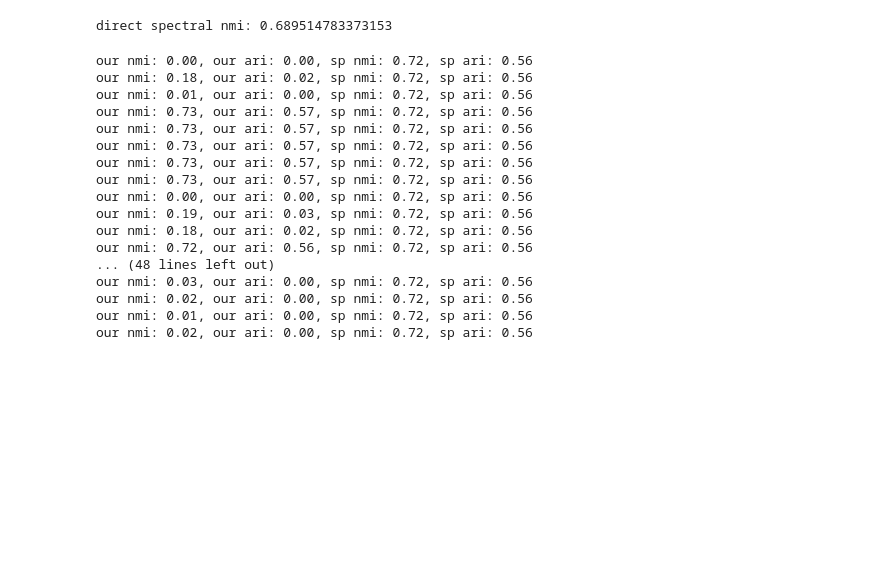
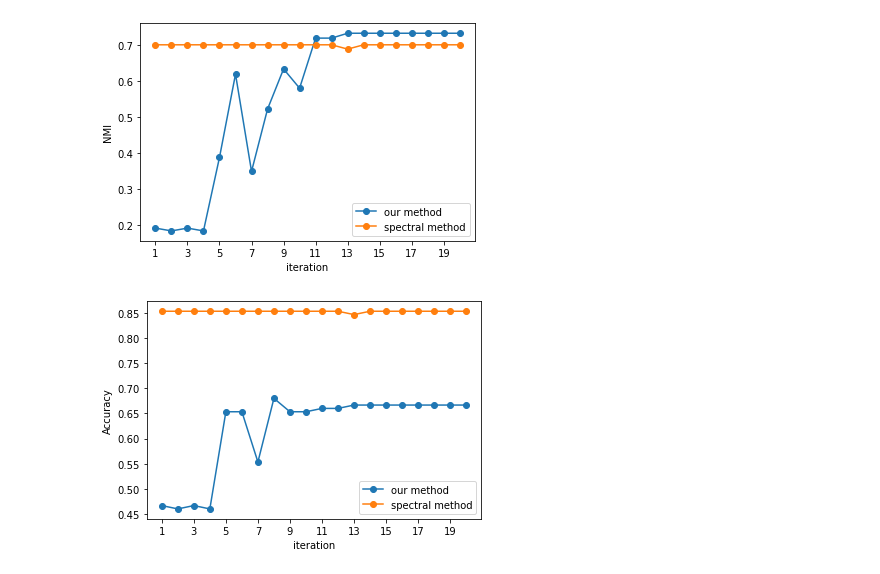
Before and after one commit to sahelyiyi/LocClustNLasso, a Jupyter notebook: amir/main.ipynb, the cells around one changed output. Drawn from its saved outputs; the diff is of its cells as text; code cells hidden in the pictures; blank space fills up the shorter version.

```diff
--- a/amir/main.ipynb
+++ b/amir/main.ipynb
@@ -11,13 +133,7 @@ from sklearn.cluster import SpectralClustering
 # %%
 X, y = datasets.load_iris(return_X_y=True)
 X, y = shuffle(X, y, random_state=0)
-n_clusters = len(set(y))
-
-X = X - X.mean(0)
-X = X / X.std(0)
+run_and_plot_iterations(X, y)
+# %% [output]
+[figure, added]
+[figure, added]
-# %%
-sp = SpectralClustering(n_clusters=n_clusters, random_state=0)
-y_sp = sp.fit_predict(X)
-print('direct spectral nmi:', normalized_mutual_info_score(y, y_sp))
-# %% [output]
-direct spectral nmi: 0.689514783373153
@@ -32,29 +139,0 @@ for alpha, lambda_lasso in itertools.product(alphas, lambda_lassos):
-# %%
-for met in metrics:
-    our_nmi = normalized_mutual_info_score(y, met['our_labels'])
-    our_acc = accuracy(y, met['our_labels'])
-    our_ari = adjusted_rand_score(y, met['our_labels'])
-
-    sp_nmi = normalized_mutual_info_score(y, met['spectral_labels'])
-    sp_acc = accuracy(y, met['spectral_labels'])
-    sp_ari = adjusted_rand_score(y, met['spectral_labels'])
-
-    print(f'our nmi: {our_nmi:.2f}, our ari: {our_ari:.2f}, sp nmi: {sp_nmi:.2f}, sp ari: {sp_ari:.2f}')
-# %% [output]
-our nmi: 0.00, our ari: 0.00, sp nmi: 0.72, sp ari: 0.56
-our nmi: 0.18, our ari: 0.02, sp nmi: 0.72, sp ari: 0.56
-our nmi: 0.01, our ari: 0.00, sp nmi: 0.72, sp ari: 0.56
-our nmi: 0.73, our ari: 0.57, sp nmi: 0.72, sp ari: 0.56
-our nmi: 0.73, our ari: 0.57, sp nmi: 0.72, sp ari: 0.56
-our nmi: 0.73, our ari: 0.57, sp nmi: 0.72, sp ari: 0.56
-our nmi: 0.73, our ari: 0.57, sp nmi: 0.72, sp ari: 0.56
-our nmi: 0.73, our ari: 0.57, sp nmi: 0.72, sp ari: 0.56
-our nmi: 0.00, our ari: 0.00, sp nmi: 0.72, sp ari: 0.56
-our nmi: 0.19, our ari: 0.03, sp nmi: 0.72, sp ari: 0.56
-our nmi: 0.18, our ari: 0.02, sp nmi: 0.72, sp ari: 0.56
-our nmi: 0.72, our ari: 0.56, sp nmi: 0.72, sp ari: 0.56
-... (48 lines left out)
-our nmi: 0.03, our ari: 0.00, sp nmi: 0.72, sp ari: 0.56
-our nmi: 0.02, our ari: 0.00, sp nmi: 0.72, sp ari: 0.56
-our nmi: 0.01, our ari: 0.00, sp nmi: 0.72, sp ari: 0.56
-our nmi: 0.02, our ari: 0.00, sp nmi: 0.72, sp ari: 0.56
```
Also changed, not shown: parts of 9 cells of this notebook, 1 other file.
